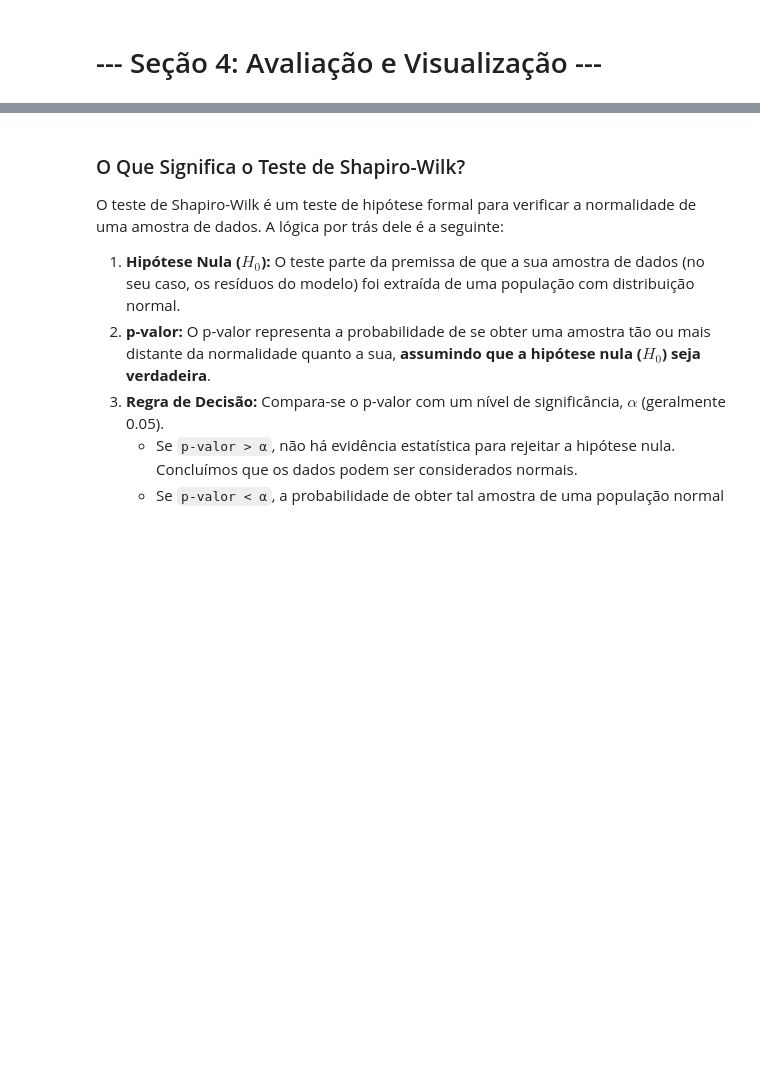
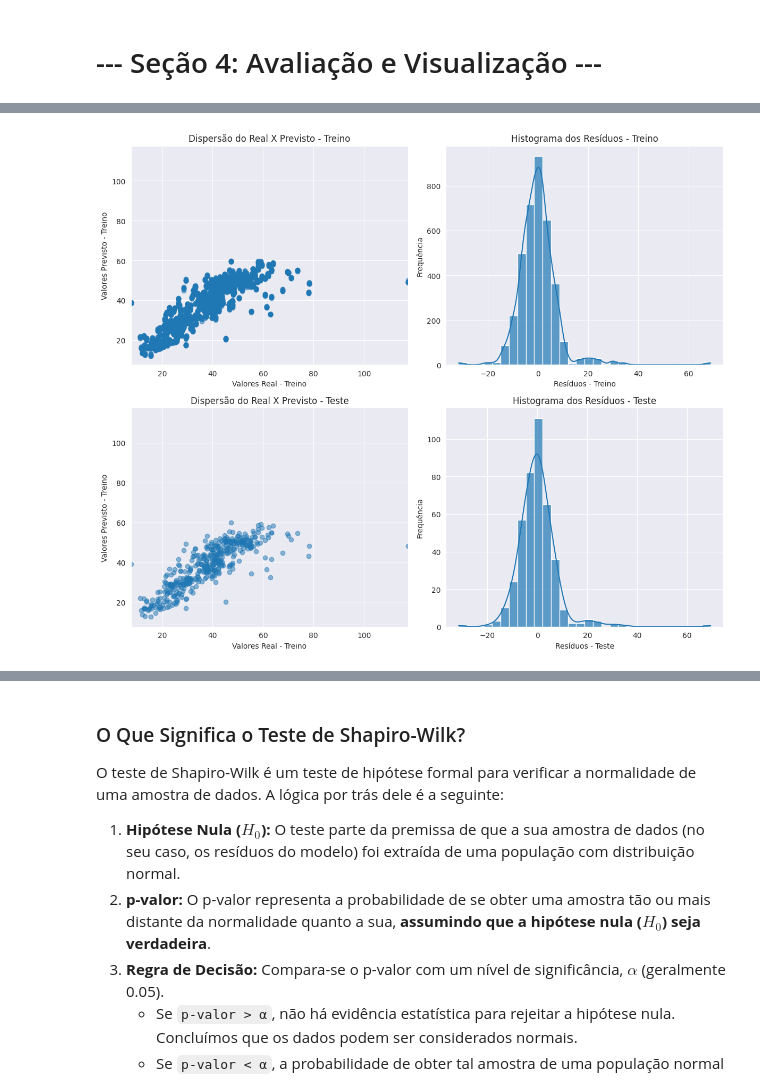
Before and after one commit to LucasJLBraz/Trabalhos_IC_Aplicada, a Jupyter notebook: notebooks/TC1/0.03-ljlb-regressao-multipla-MQO.ipynb, the cells around one changed output, grey strips where cells are left out. Saved outputs shown, nothing was run; the diff lists cells and outputs as text; code cells hidden in the pictures; blank space fills up the shorter version.

Commit message:
Adds cell using metrics modules from aux

```diff
--- a/notebooks/TC1/0.03-ljlb-regressao-multipla-MQO.ipynb
+++ b/notebooks/TC1/0.03-ljlb-regressao-multipla-MQO.ipynb
@@ -442,0 +463,83 @@ Os resíduos de treino não seguem uma distribuição normal (p-valor < 0.05).
+# %%
+# Listas para métricas
+eqms_iqr = []
+reqms_iqr = []
+r_quadrados_iqr = []
+hit_rates_20_iqr = []
+hit_rates_10_iqr = []
+
+# Listas para resíduos e correlações
+correlacoes_treino = []
+correlacoes_teste = []
+
+# Listas para análise final
+y_trains = []
+y_train_preds = []
+y_tests = []
+y_test_preds = []
+
+# Loop de validação cruzada
+for k in range(len(k_fold)):
+    # Dados de treino
+    X_train_k = X[k_fold[k][0], :]
+    y_train_k = y[k_fold[k][0]]
+
+    # Normalização
+    scaler = QuantileTransformer(n_quantiles=X_train_k.shape[0], output_distribution='uniform')
+    X_train_k = scaler.fit_transform(X_train_k)
+
+    # Treinamento
+    b = reglin.treinar_reglin_l2(X_train_k, y_train_k, lambda_reg=0.01)
+
+    # Previsão treino
+    y_pred_train = reglin.prever(b, X_train_k)
+    corr_treino = np.corrcoef(y_train_k.flatten(), y_pred_train.flatten())[0, 1]
+    correlacoes_treino.append(corr_treino)
+
+    # Dados de teste
+    X_test_k = X[k_fold[k][1], :]
+    y_test_k = y[k_fold[k][1]]
+    X_test_k = scaler.transform(X_test_k)
+
+    # Previsão teste
+    y_pred_test = reglin.prever(b, X_test_k)
+
+    corr_teste = np.corrcoef(y_test_k.flatten(), y_pred_test.flatten())[0, 1]
+    correlacoes_teste.append(corr_teste)
+
+    # Armazenar para análises finais
+    y_trains.extend(y_train_k)
+    y_train_preds.extend(y_pred_train)
+    y_tests.extend(y_test_k)
+    y_test_preds.extend(y_pred_test)
+
+    # Cálculo de métricas e resíduos
+    eqm, reqm, r2, hit20, hit10, _ = aux.calcular_metricas(y_test_k, y_pred_test, aux)
+    eqms_iqr.append(eqm)
+    reqms_iqr.append(reqm)
+    r_quadrados_iqr.append(r2)
+    hit_rates_20_iqr.append(hit20)
+    hit_rates_10_iqr.append(hit10)
+
+
+
+# Converter para array
+y_trains = np.array(y_trains)
+y_train_preds = np.array(y_train_preds)
+y_tests = np.array(y_tests)
+y_test_preds = np.array(y_test_preds)
+
+# Imprimir métricas
+aux.imprimir_metricas(eqms_iqr, reqms_iqr, r_quadrados_iqr, hit_rates_20_iqr, hit_rates_10_iqr)
+
+# Análise dos resíduos + gráfico + shapiro
+aux.analisar_residuos(
+    y_trains, y_train_preds,
+    y_tests, y_test_preds,
+    aux,
+    titulo='Regressão Linear Múltipla com MQO (Mínimos Quadrados Ordinários)'
+)
+
+# Correlações
+aux.imprimir_correlacoes(correlacoes_treino, correlacoes_teste, r_quadrados_iqr)
+# %% [output]
@@ -442,0 +550 @@ Os resíduos de treino não seguem uma distribuição normal (p-valor < 0.05).
+[figure, added]
```
Also changed, not shown: parts of 8 cells of this notebook.
